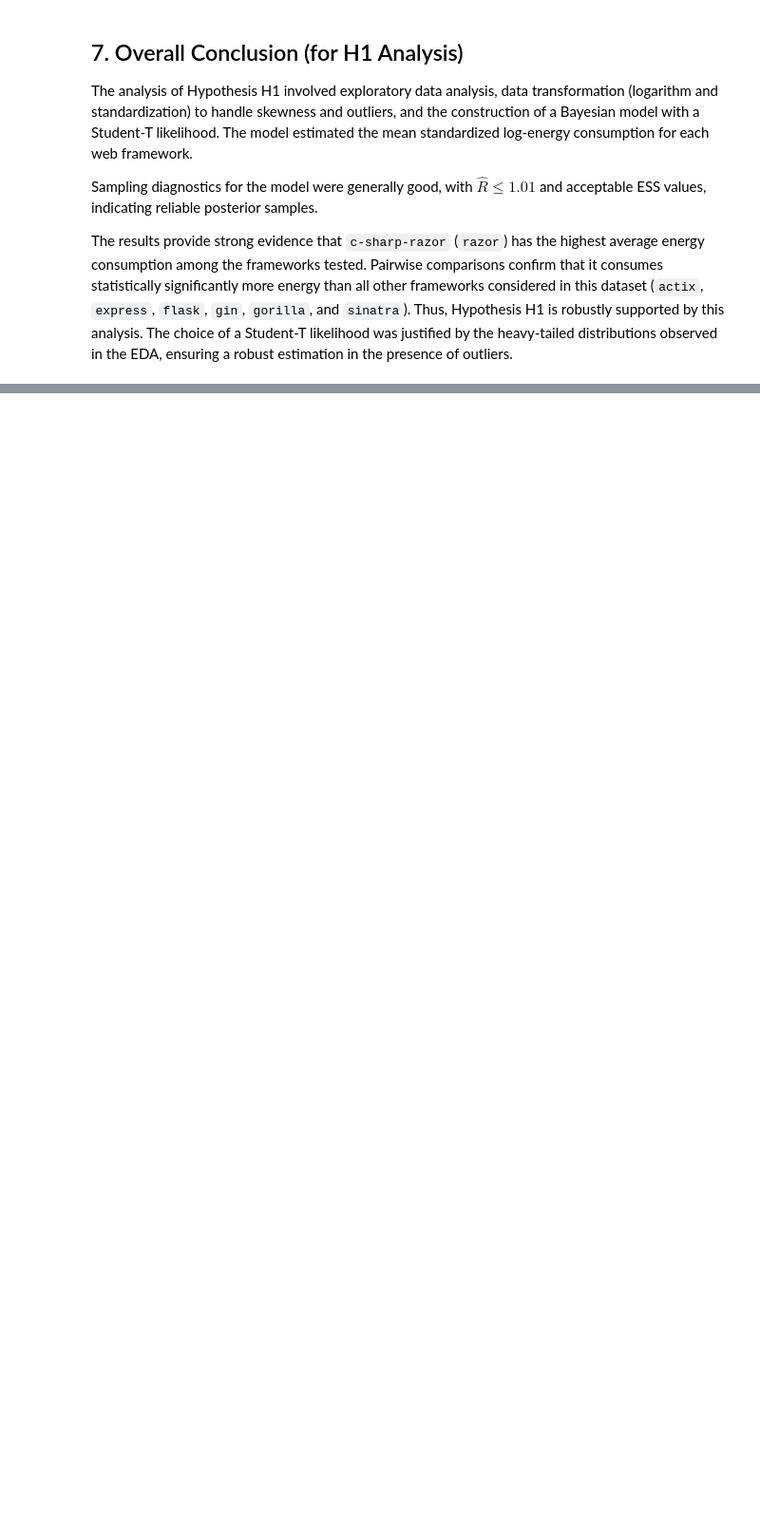
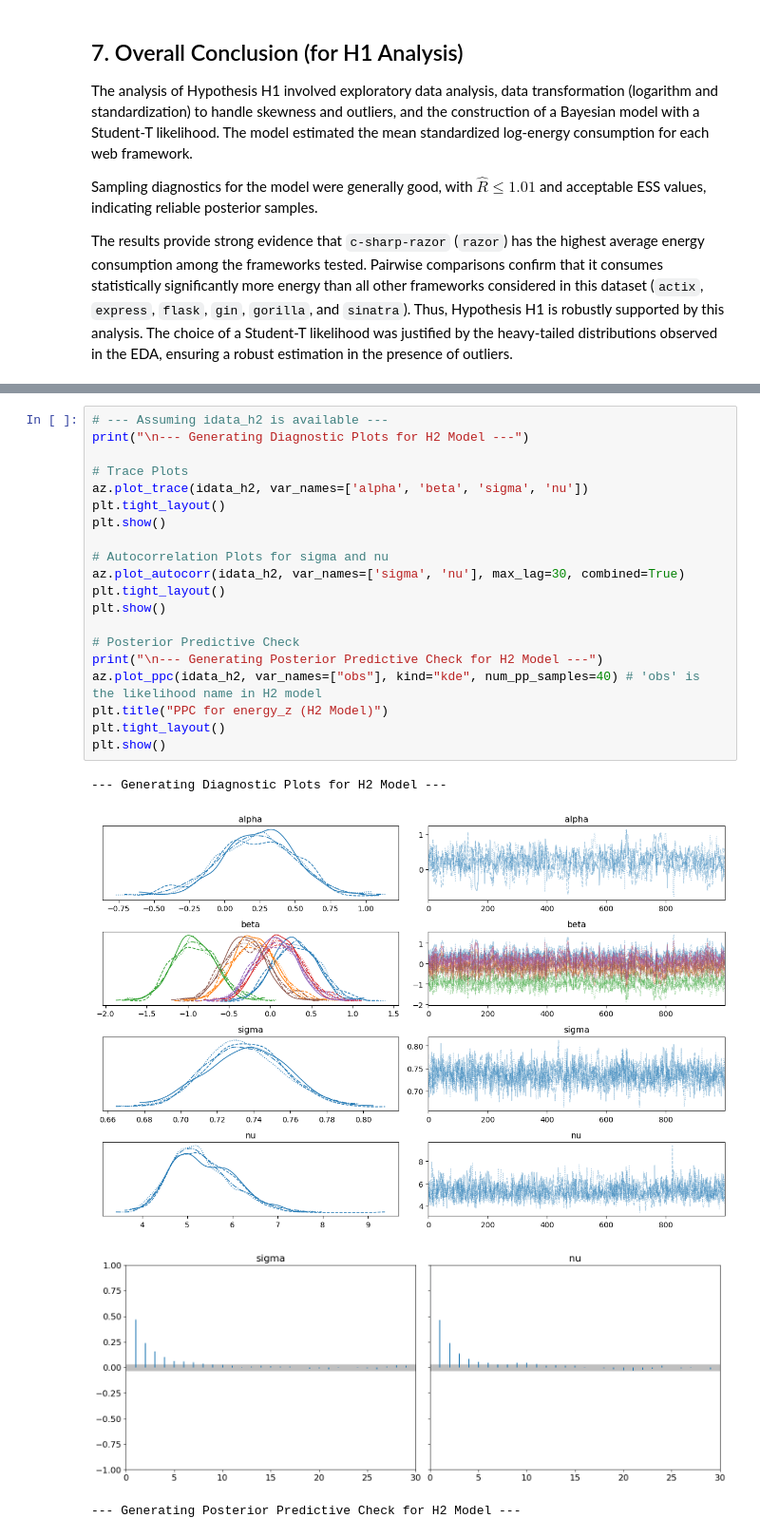
Before and after one commit to VladislavKon007/probabilistic-programming, a Jupyter notebook: finfal.ipynb, the cells around one changed output, grey strips where cells are left out. Shown at 95% size. Saved outputs shown, nothing was run; the diff lists cells and outputs as text; blank space fills up the shorter version.

```diff
--- a/finfal.ipynb
+++ b/finfal.ipynb
@@ -557,0 +877,25 @@ The results provide strong evidence that `c-sharp-razor` (`razor`) has the highe
+# %%
+# --- Assuming idata_h2 is available ---
+print("\n--- Generating Diagnostic Plots for H2 Model ---")
+
+# Trace Plots
+az.plot_trace(idata_h2, var_names=['alpha', 'beta', 'sigma', 'nu'])
+plt.tight_layout()
+plt.show()
+
+# Autocorrelation Plots for sigma and nu
+az.plot_autocorr(idata_h2, var_names=['sigma', 'nu'], max_lag=30, combined=True)
+plt.tight_layout()
+plt.show()
+
+# Posterior Predictive Check
+print("\n--- Generating Posterior Predictive Check for H2 Model ---")
+az.plot_ppc(idata_h2, var_names=["obs"], kind="kde", num_pp_samples=40) # 'obs' is the likelihood name in H2 model
+plt.title("PPC for energy_z (H2 Model)")
+plt.tight_layout()
+plt.show()
+# %% [output]
+--- Generating Diagnostic Plots for H2 Model ---
+[figure, added]
+[figure, added]
+--- Generating Posterior Predictive Check for H2 Model ---
```
Also changed, not shown: parts of 26 cells of this notebook, 1 other file.
